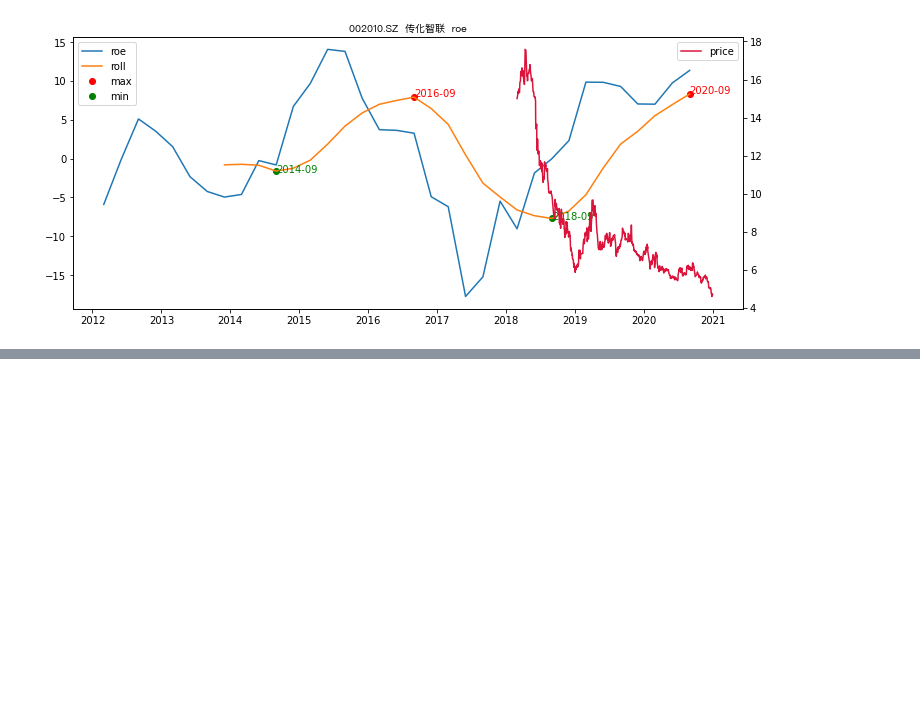
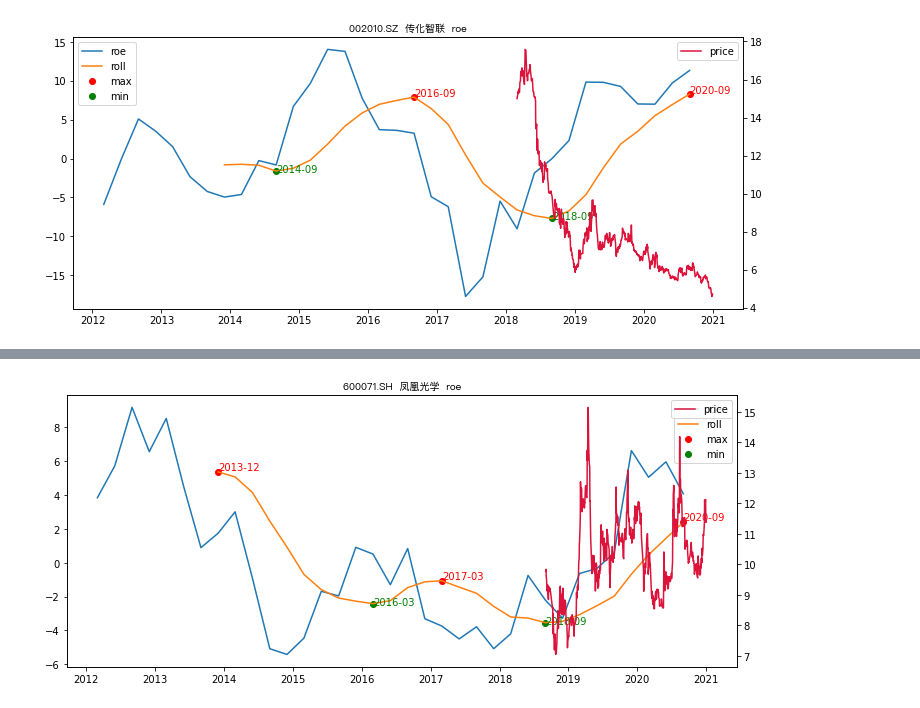
Before and after one commit to zch0423/ZSIntern, a Jupyter notebook: Mar18/tushare.ipynb, the cells around one changed output, grey strips where cells are left out. Cells and saved outputs as stored; diff of their text form; code cells hidden in the pictures; blank space fills up the shorter version.

```diff
--- a/Mar18/tushare.ipynb
+++ b/Mar18/tushare.ipynb
@@ -70,0 +138,4 @@ api.fina_indicator(ts_code='000612.SZ', start_date='20170131', end_date='2020123
+# %%
+plotIt("600071.SH", roe, mark, title="roe")
+# %% [output]
+[figure, added]
```
Also changed, not shown: parts of 17 cells of this notebook, 8 other files.
